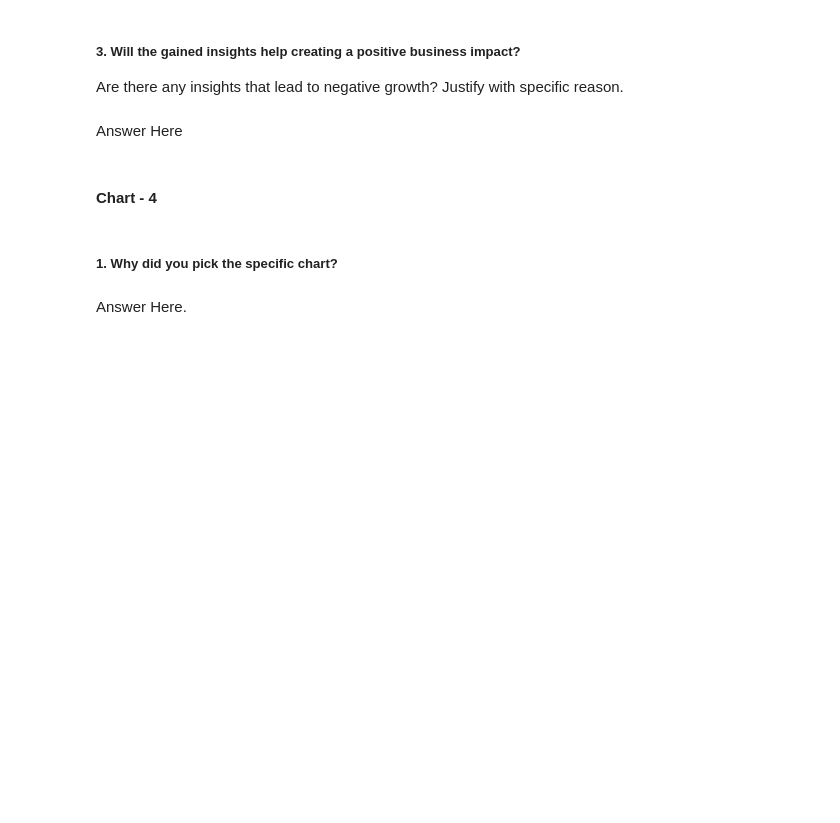
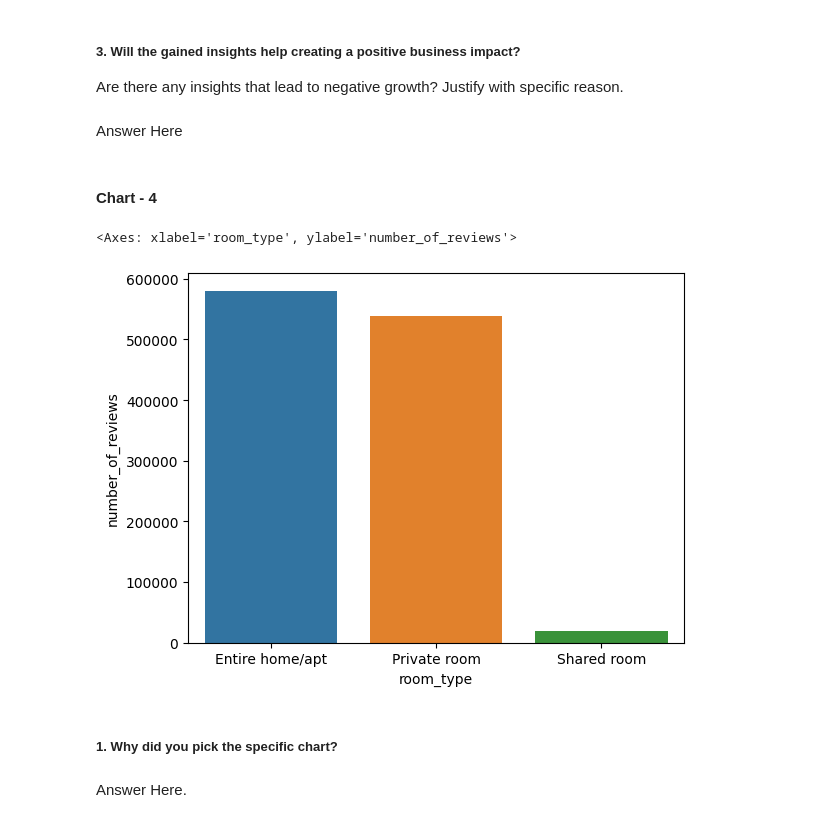
Before and after one commit to HarshitSoni0401/AirBnbProject, a Jupyter notebook: Individual_work_AirBNB_Project_.ipynb, the cells around one changed output. Drawn from its saved outputs; the diff is of its cells as text; code cells hidden in the pictures; blank space fills up the shorter version.

```diff
--- a/Individual_work_AirBNB_Project_.ipynb
+++ b/Individual_work_AirBNB_Project_.ipynb
@@ -399,3 +426,13 @@ Answer Here
+# %%
+# Chart - 4 visualization code
+# Ratings(num of reviews) based in the room types???
+sum_of_reviews = hotel_data.groupby('room_type').agg({'number_of_reviews':'sum'})
+sum_of_reviews = sum_of_reviews.reset_index()
+# sum_of_reviews
+sns.barplot(x = 'room_type', y = 'number_of_reviews', data = sum_of_reviews)
+# %% [output]
+<Axes: xlabel='room_type', ylabel='number_of_reviews'>
+[figure, added]
 # %% [markdown]
 ##### 1. Why did you pick the specific chart?
 # %% [markdown]
```
Also changed, not shown: parts of 23 cells of this notebook.
